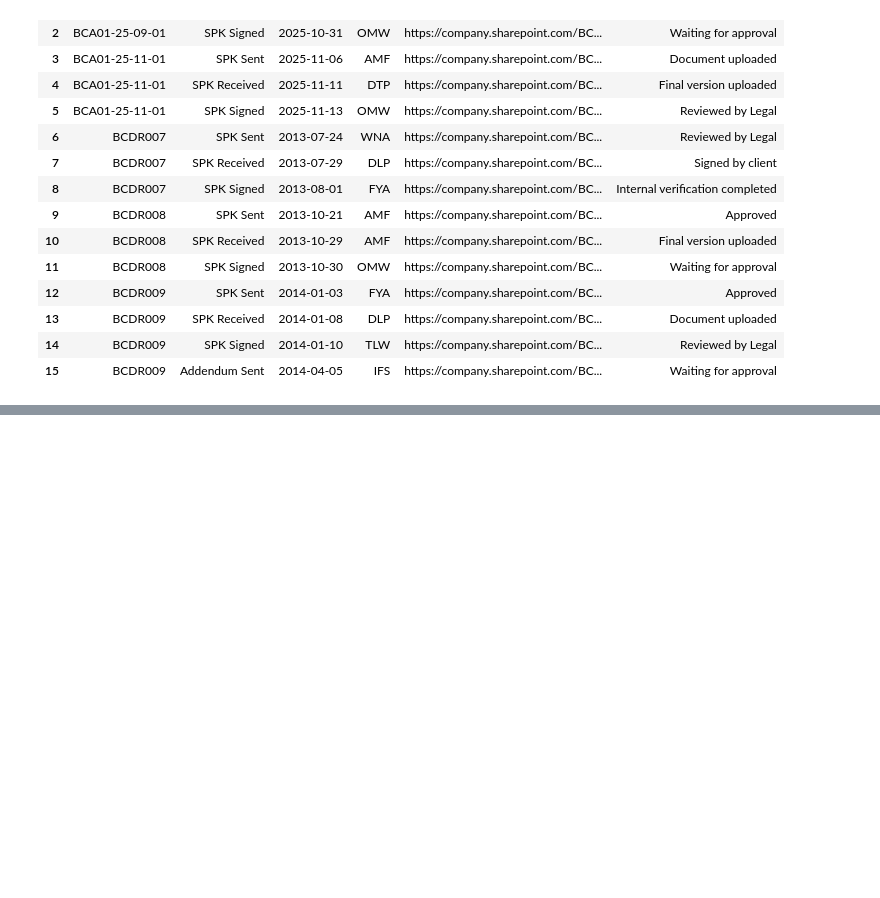
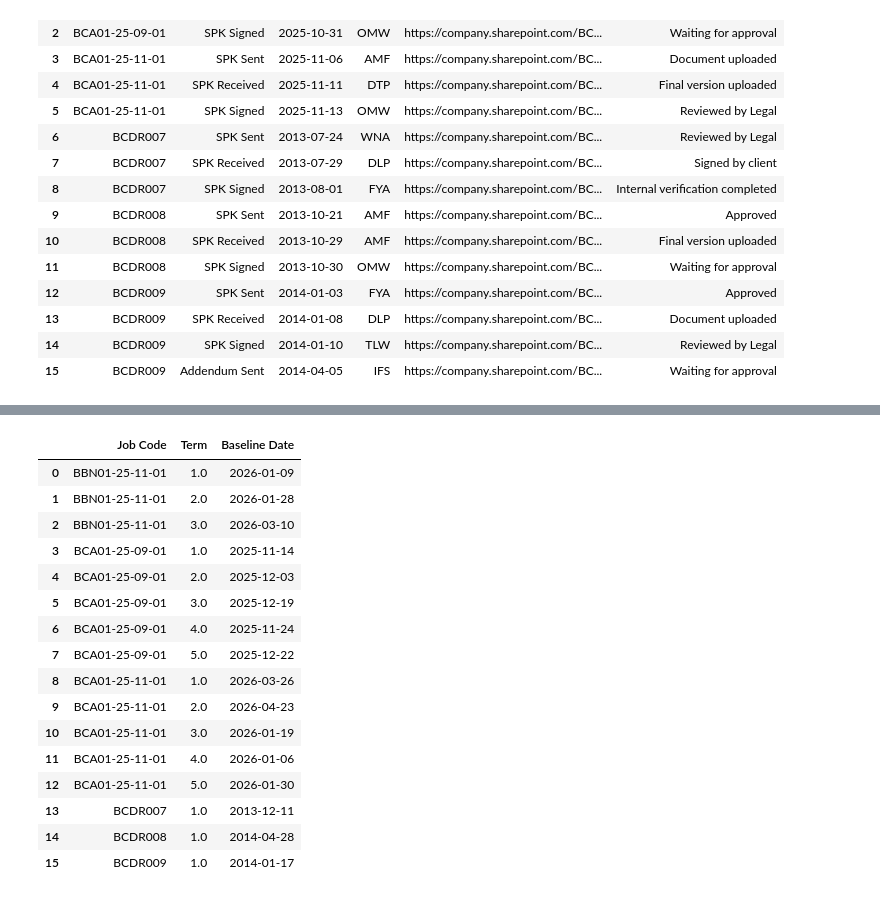
Before and after one commit to achattra/intern-vp-2026, a Jupyter notebook: Analysis.ipynb, the cells around one changed output, grey strips where cells are left out. Saved outputs shown, nothing was run; the diff lists cells and outputs as text; code cells hidden in the pictures; blank space fills up the shorter version.

```diff
--- a/Analysis.ipynb
+++ b/Analysis.ipynb
@@ -588,0 +1044,21 @@ NameError: name 'legal_activity' is not defined
+# %%
+baseline = pd.read_csv("data/processed/master_baseline.csv")
+baseline.head(16)
+# %% [output]
+|  | Job Code | Term | Baseline Date |
+| 0 | BBN01-25-11-01 | 1.0 | 2026-01-09 |
+| 1 | BBN01-25-11-01 | 2.0 | 2026-01-28 |
+| 2 | BBN01-25-11-01 | 3.0 | 2026-03-10 |
+| 3 | BCA01-25-09-01 | 1.0 | 2025-11-14 |
+| 4 | BCA01-25-09-01 | 2.0 | 2025-12-03 |
+| 5 | BCA01-25-09-01 | 3.0 | 2025-12-19 |
+| 6 | BCA01-25-09-01 | 4.0 | 2025-11-24 |
+| 7 | BCA01-25-09-01 | 5.0 | 2025-12-22 |
+| 8 | BCA01-25-11-01 | 1.0 | 2026-03-26 |
+| 9 | BCA01-25-11-01 | 2.0 | 2026-04-23 |
+| 10 | BCA01-25-11-01 | 3.0 | 2026-01-19 |
+| 11 | BCA01-25-11-01 | 4.0 | 2026-01-06 |
+| 12 | BCA01-25-11-01 | 5.0 | 2026-01-30 |
+| 13 | BCDR007 | 1.0 | 2013-12-11 |
+| 14 | BCDR008 | 1.0 | 2014-04-28 |
+| 15 | BCDR009 | 1.0 | 2014-01-17 |
```
Also changed, not shown: parts of 65 cells of this notebook.
